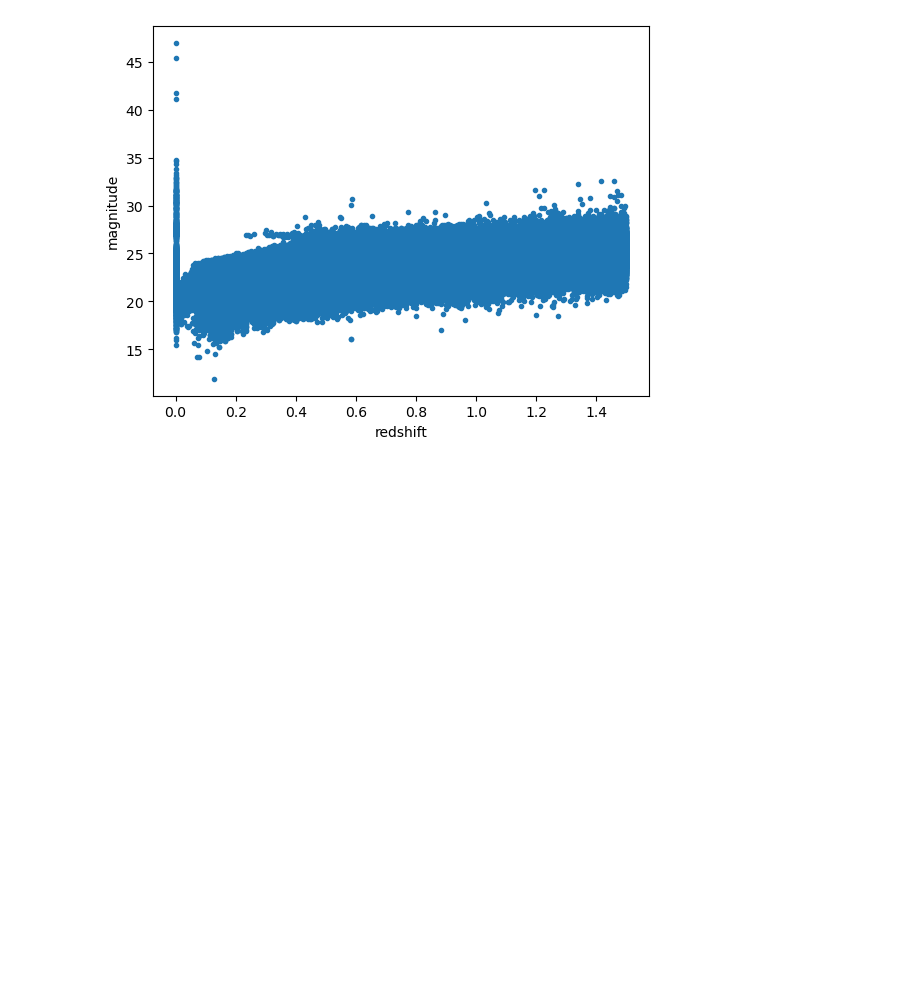
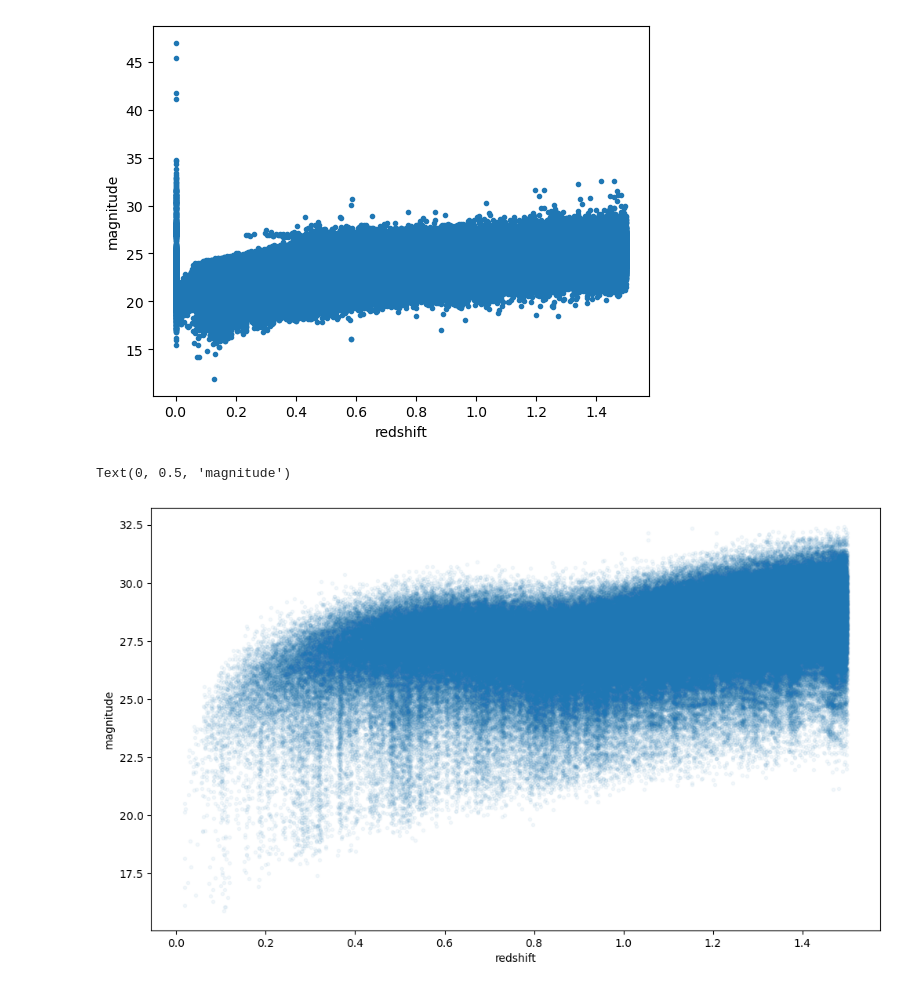
Before and after one commit to GabrielFrugier/stage_LSST, a Jupyter notebook: cut_z_m.ipynb, the cells around one changed output. Saved outputs shown, nothing was run; the diff lists cells and outputs as text; code cells hidden in the pictures; blank space fills up the shorter version.

```diff
--- a/cut_z_m.ipynb
+++ b/cut_z_m.ipynb
@@ -153,3 +142,12 @@ plt.ylabel('magnitude')
 # %% [output]
 Text(0, 0.5, 'magnitude')
 [figure]
+# %%
+plt.figure(figsize=(12,7))
+
+plt.plot(z_truth[::10], mag_truth[::10], '.', alpha=0.05)
+plt.xlabel('redshift')
+plt.ylabel('magnitude')
+# %% [output]
+Text(0, 0.5, 'magnitude')
+[figure, added]
```
Also changed, not shown: parts of 6 cells of this notebook.
